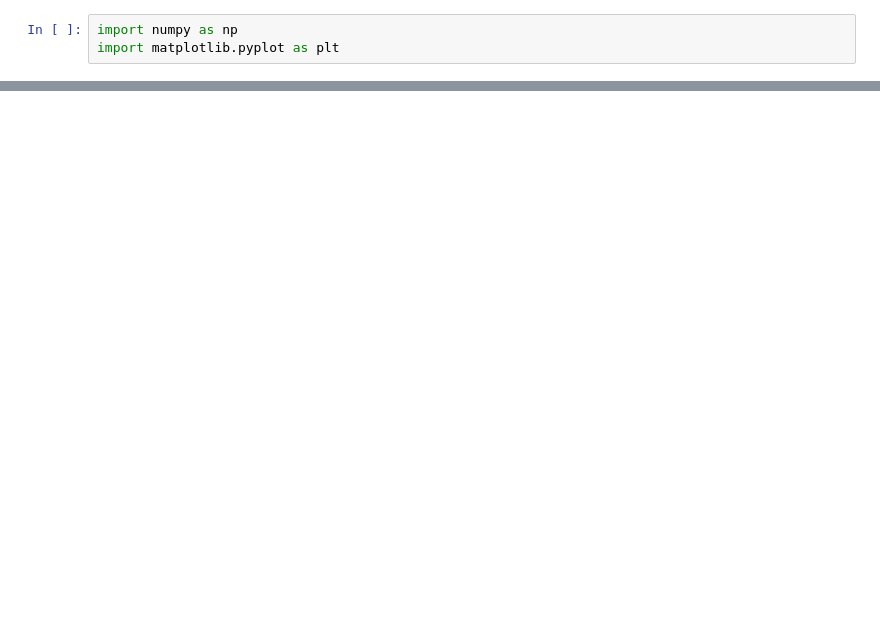
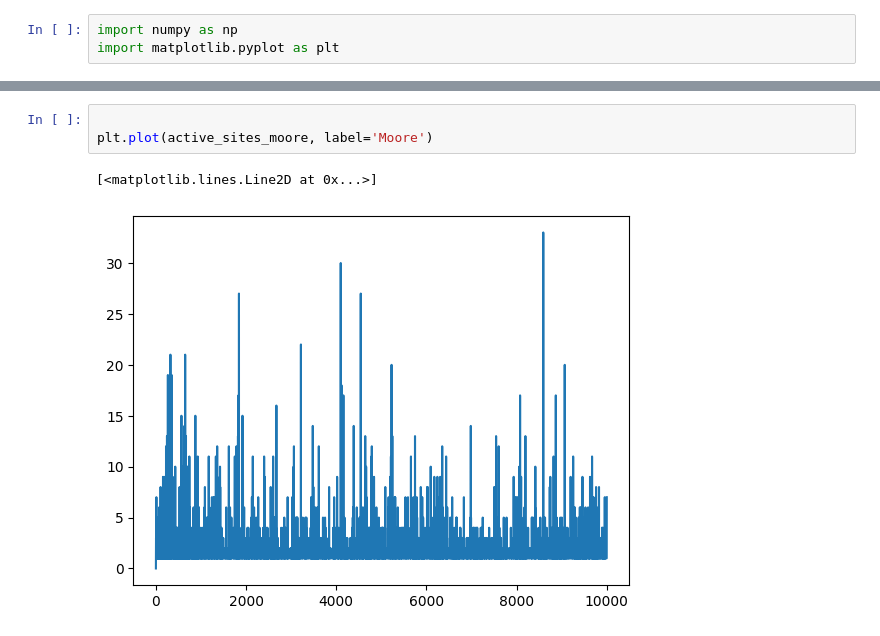
Before and after one commit to vitalismaxim/group_17, a Jupyter notebook: OFC.ipynb, the cells around one changed output, grey strips where cells are left out. Drawn from its saved outputs; the diff is of its cells as text; blank space fills up the shorter version.

```diff
--- a/OFC.ipynb
+++ b/OFC.ipynb
@@ -107,0 +117,6 @@ visualize_states(initial_state_von, final_state_von, title='Cellular Automata St
+# %%
+
+plt.plot(active_sites_moore, label='Moore')
+# %% [output]
+[<matplotlib.lines.Line2D at 0x...>]
+[figure, added]
```
Also changed, not shown: parts of 3 cells of this notebook.
